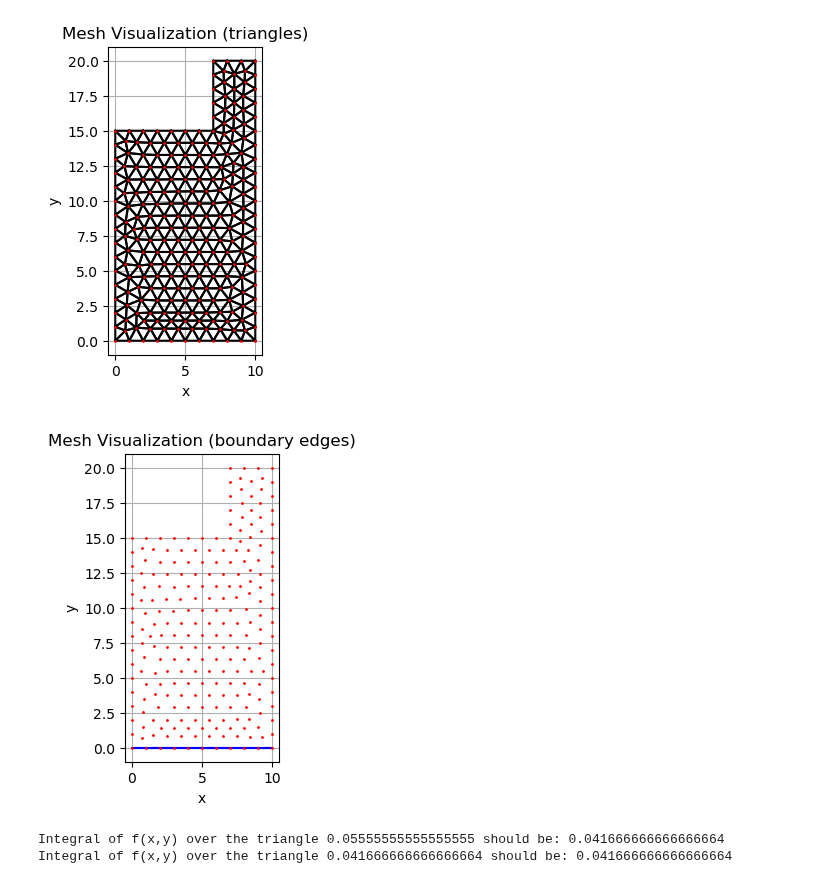
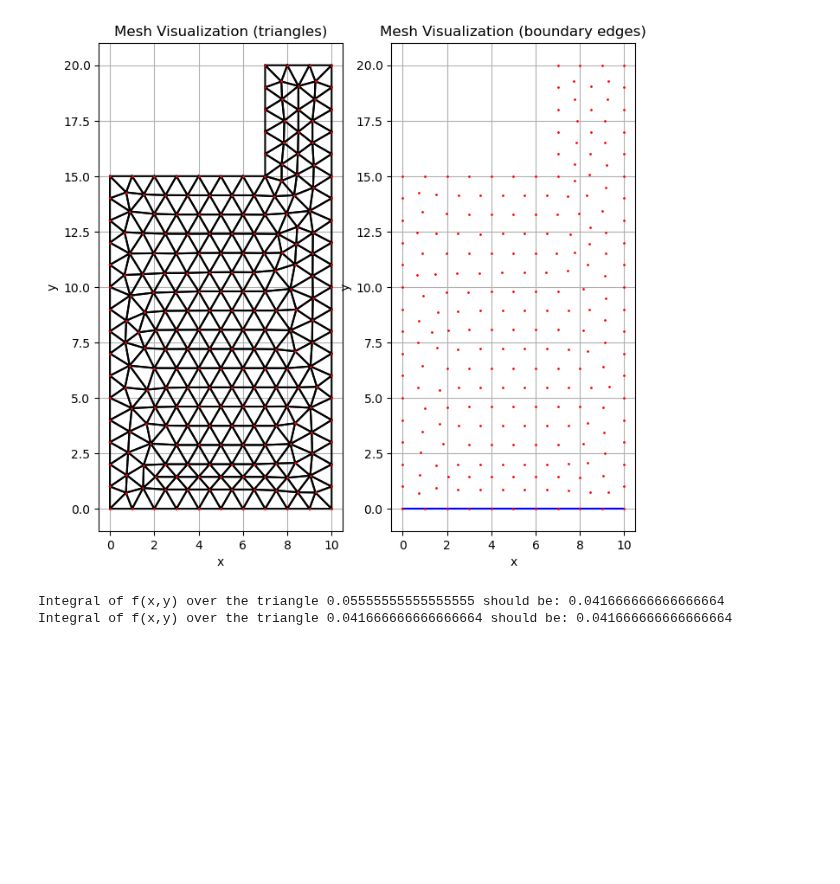
Before and after one commit to maxblw/CIEM4220_CM, a Jupyter notebook: 1_model_definition.ipynb, the cells around one changed output. Cells and saved outputs as stored; diff of their text form; code cells hidden in the pictures; blank space fills up the shorter version.

```diff
--- a/1_model_definition.ipynb
+++ b/1_model_definition.ipynb
@@ -57,42 +57,39 @@ gmsh.write("Breakwater.msh")
 # %%
 # Read mesh from file
 mesh = meshio.read("Breakwater.msh")
 
 # Extract node coordinates and triangle connectivity
 points = mesh.points[:, :2]  # (x, y)
 triangles = mesh.get_cells_type("triangle")
 edges = mesh.get_cells_type("line") # edges on the left boundary
 
 # Plot triangles
-plt.figure(figsize=(8, 4))
+fig, ax = plt.subplots(1,2, figsize=(8, 8))
 for tri in triangles:
     coords = points[tri]
     coords = np.vstack((coords, coords[0]))  # close the triangle
-    plt.plot(coords[:, 0], coords[:, 1], 'k-')
-plt.plot(points[:, 0], points[:, 1], 'ro', markersize=1)
-plt.gca().set_aspect('equal')
-plt.xlabel("x")
-plt.ylabel("y")
-plt.title("Mesh Visualization (triangles)")
-plt.grid(True)
-plt.show()
+    ax[0].plot(coords[:, 0], coords[:, 1], 'k-')
+ax[0].plot(points[:, 0], points[:, 1], 'ro', markersize=1)
+ax[0].set_aspect('equal')
+ax[0].set_xlabel("x")
+ax[0].set_ylabel("y")
+ax[0].set_title("Mesh Visualization (triangles)")
+ax[0].grid(True)
 
 # Plot edges
-plt.figure(figsize=(8, 4))
 for edge in edges:
     coords = points[edge]
     coords = np.vstack((coords, coords[0]))  # close the line
-    plt.plot(coords[:, 0], coords[:, 1], 'blue')
-plt.plot(points[:, 0], points[:, 1], 'ro', markersize=1)
-plt.gca().set_aspect('equal')
-plt.xlabel("x")
-plt.ylabel("y")
-plt.title("Mesh Visualization (boundary edges)")
-plt.grid(True)
+    ax[1].plot(coords[:, 0], coords[:, 1], 'blue')
+ax[1].plot(points[:, 0], points[:, 1], 'ro', markersize=1)
+ax[1].set_aspect('equal')
+ax[1].set_xlabel("x")
+ax[1].set_ylabel("y")
+ax[1].set_title("Mesh Visualization (boundary edges)")
+ax[1].grid(True)
 plt.show()
 # %% [output]
-[figure, old version]
+[figure, new version]
-[figure, removed]
 # %%
 # Defining a function for the coordinates and the quadrature points for 1 or 3 points
 def GaussPoints(points=1):
```
Also changed, not shown: parts of 1 cell of this notebook, 1 other file.
